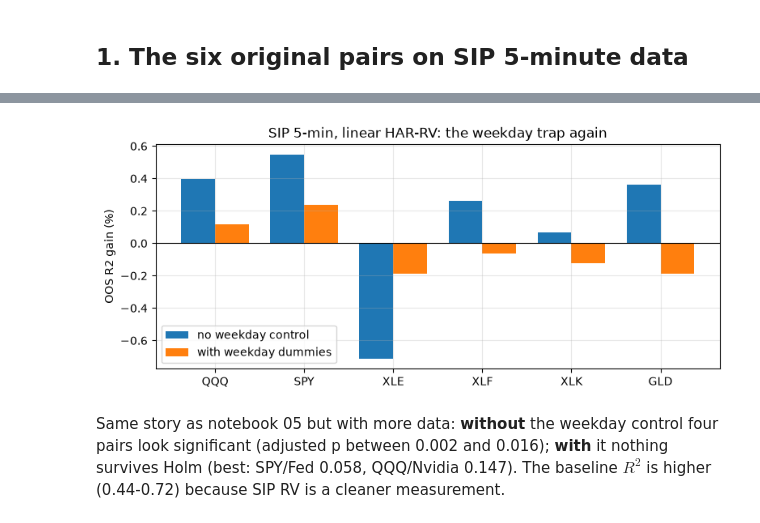
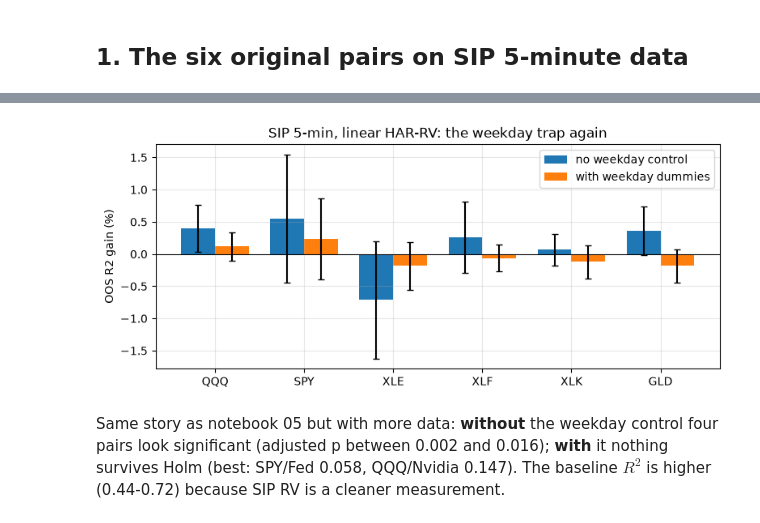
Before and after one commit to alessiomartini/wikipedia-attention-etf-volatility, a Jupyter notebook: notebooks/06_sip_panel_earnings.ipynb, the cells around one changed output, grey strips where cells are left out. Drawn from its saved outputs; the diff is of its cells as text; code cells hidden in the pictures.

```diff
--- a/notebooks/06_sip_panel_earnings.ipynb
+++ b/notebooks/06_sip_panel_earnings.ipynb
@@ -47,11 +47,11 @@ ols[["ticker", "page", "dow", "n_oos", "r2_oos_baseline", "r2_oos_gain", "p_dm",
 # %%
 fig, ax = plt.subplots(figsize=(9, 3.6))
 a = ols[~ols.dow].set_index("ticker"); b = ols[ols.dow].set_index("ticker"); x = np.arange(len(a)); w = .38
-ax.bar(x - w/2, 100*a.r2_oos_gain, w, label="no weekday control"); ax.bar(x + w/2, 100*b.r2_oos_gain, w, label="with weekday dummies")
+ax.bar(x - w/2, 100*a.r2_oos_gain, w, yerr=196*a.r2_gain_se, capsize=3, label="no weekday control"); ax.bar(x + w/2, 100*b.r2_oos_gain, w, yerr=196*b.r2_gain_se, capsize=3, label="with weekday dummies")
 ax.set_xticks(x); ax.set_xticklabels(a.index); ax.axhline(0, color="k", lw=.8); ax.legend()
 ax.set_ylabel("OOS R2 gain (%)"); ax.set_title("SIP 5-min, linear HAR-RV: the weekday trap again"); plt.show()
 # %% [output]
-[figure, old version]
+[figure, new version]
 # %% [markdown]
 Same story as notebook 05 but with more data: **without** the weekday control four pairs look significant (adjusted p between 0.002 and 0.016); **with** it nothing survives Holm
 (best: SPY/Fed 0.058, QQQ/Nvidia 0.147). The baseline $R^2$ is higher (0.44-0.72) because SIP RV is a cleaner measurement.
```
Also changed, not shown: parts of 2 cells of this notebook, 19 other files.
